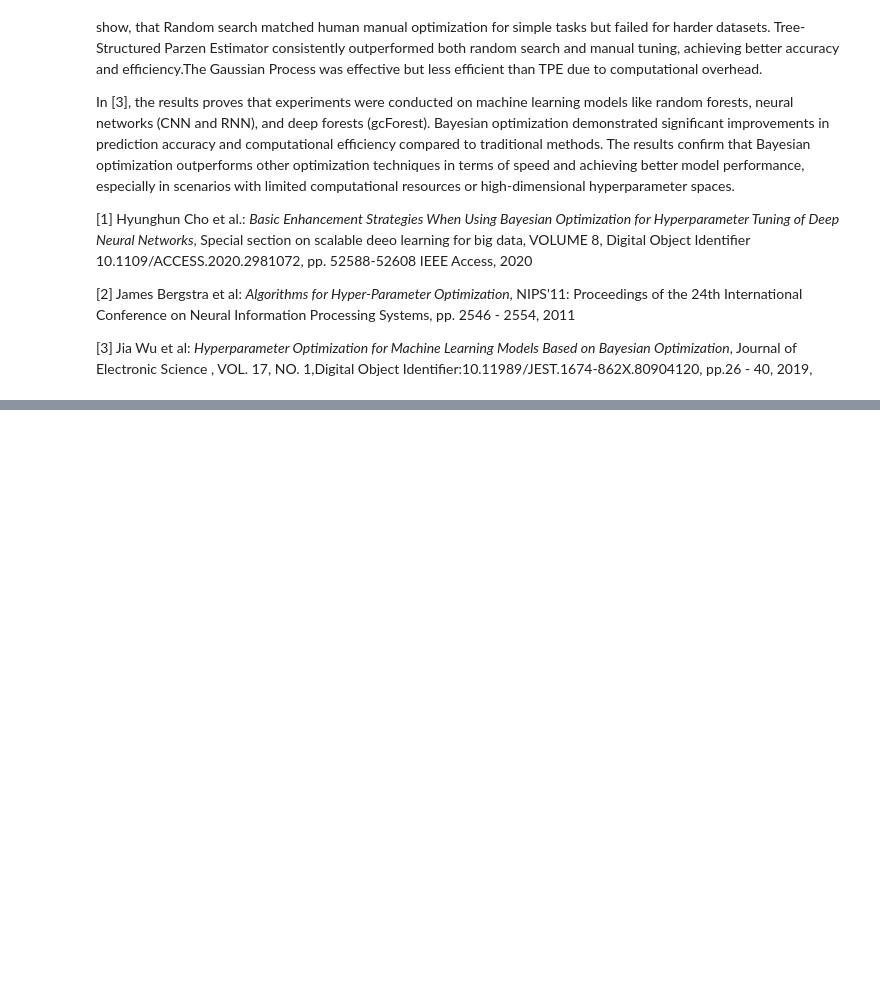
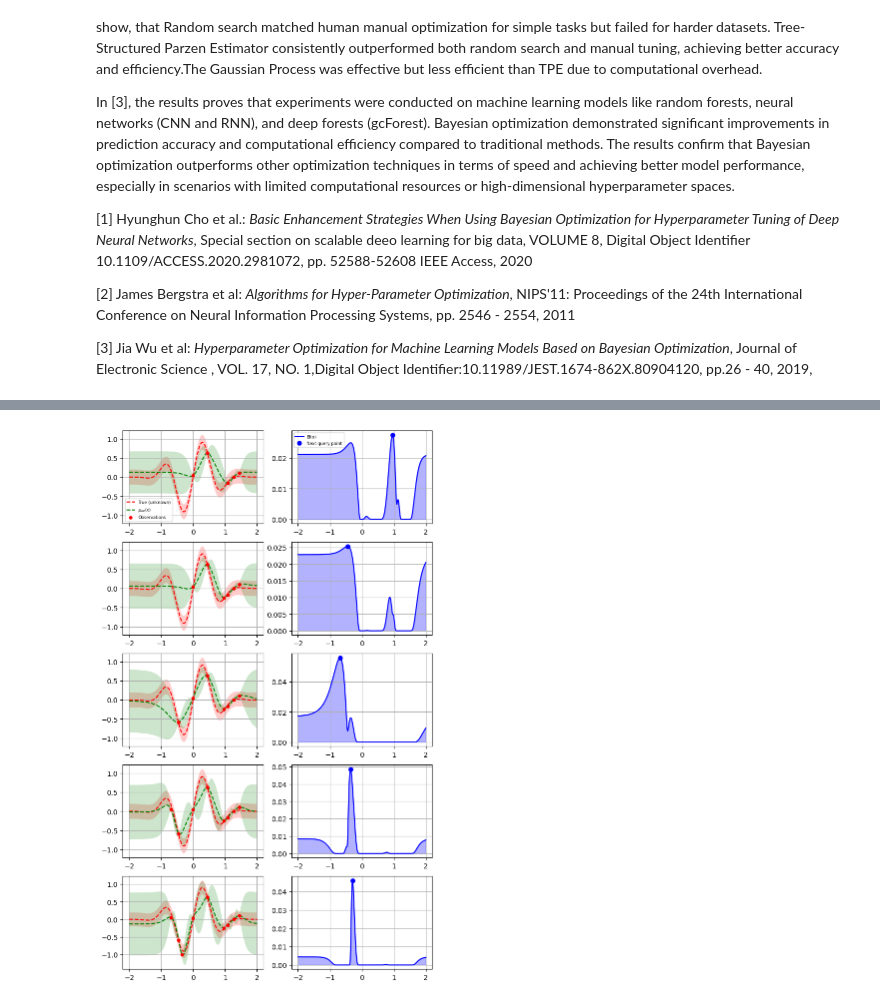
Before and after one commit to ThMRudolf/2024_Project_NumericalMethods, a Jupyter notebook: Optimizacion_Bayesiana_2024_rdf_en.ipynb, the cells around one changed output, grey strips where cells are left out. Saved outputs shown, nothing was run; the diff lists cells and outputs as text; code cells hidden in the pictures; blank space fills up the shorter version.

```diff
--- a/Optimizacion_Bayesiana_2024_rdf_en.ipynb
+++ b/Optimizacion_Bayesiana_2024_rdf_en.ipynb
@@ -24,0 +183,36 @@ The results confirm that Bayesian optimization outperforms other optimization te
+# %%
+plt.rcParams["figure.figsize"] = (8, 14)
+
+
+def f_wo_noise(x):
+    return f(x, noise_level=0)
+# %%
+for n_iter in range(5):
+    # Plot true function.
+    plt.subplot(5, 2, 2*n_iter+1)
+
+    if n_iter == 0:
+        show_legend = True
+    else:
+        show_legend = False
+
+    ax = plot_gaussian_process(res, n_calls=n_iter,
+                               objective=f_wo_noise,
+                               noise_level=noise_level,
+                               show_legend=show_legend, show_title=False,
+                               show_next_point=False, show_acq_func=False)
+    ax.set_ylabel("")
+    ax.set_xlabel("")
+    # Plot EI(x)
+    plt.subplot(5, 2, 2*n_iter+2)
+    ax = plot_gaussian_process(res, n_calls=n_iter,
+                               show_legend=show_legend, show_title=False,
+                               show_mu=False, show_acq_func=True,
+                               show_observations=False,
+                               show_next_point=True)
+    ax.set_ylabel("")
+    ax.set_xlabel("")
+
+plt.show()
+# %% [output]
+[figure, added]
```
Also changed, not shown: parts of 19 cells of this notebook, 1 other file.
